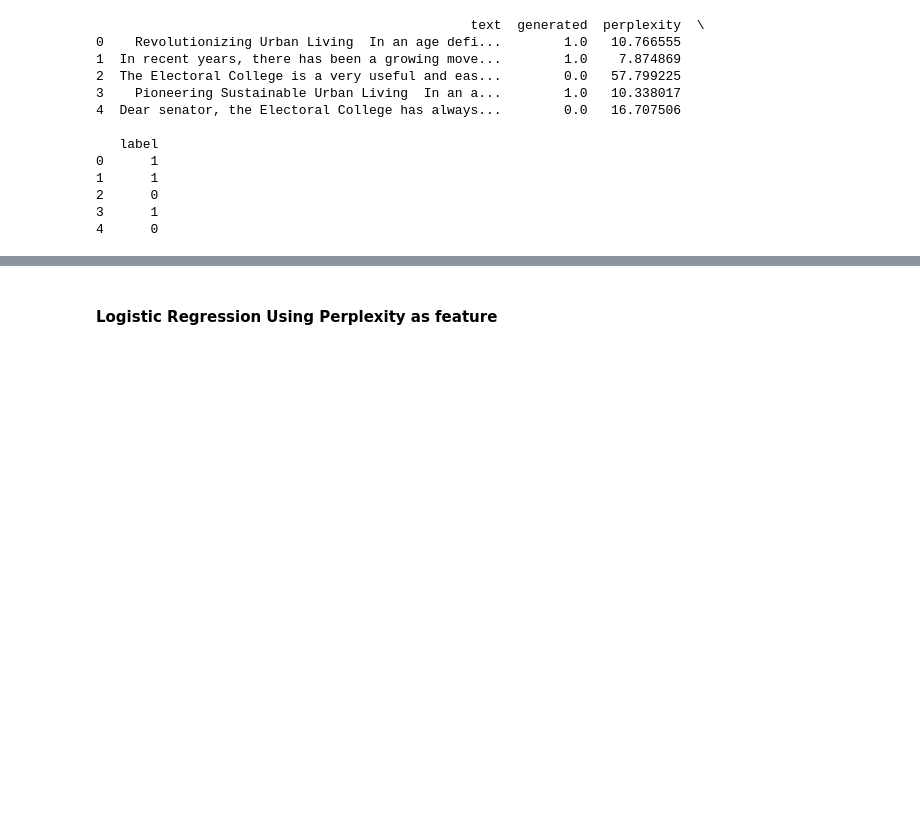
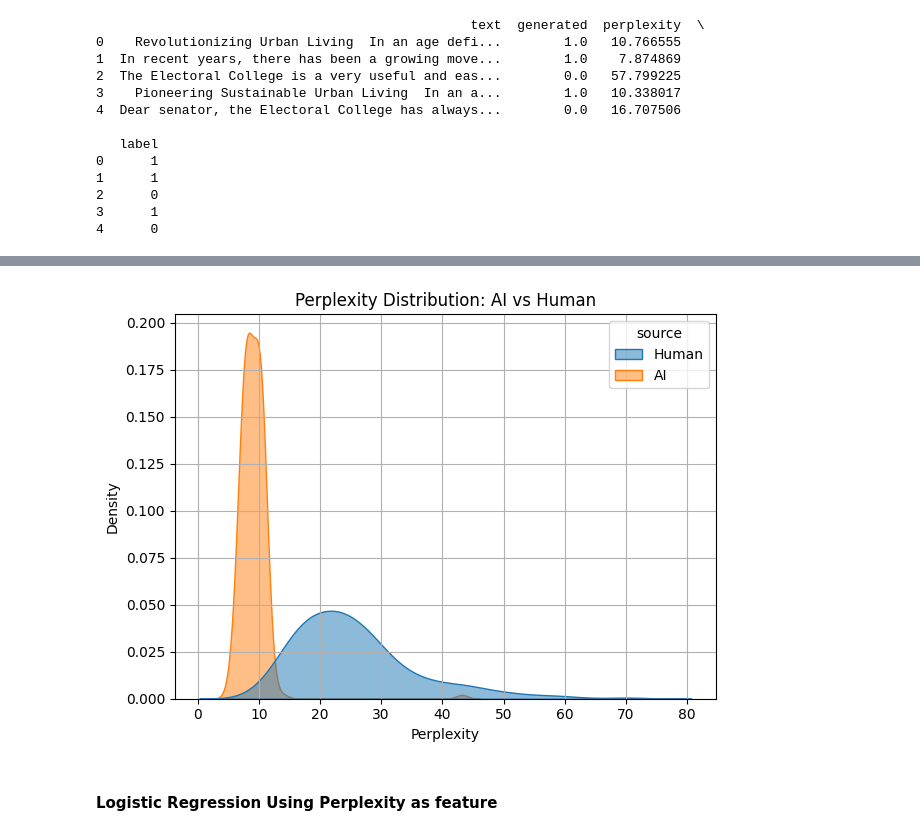
Before and after one commit to pawanbhatta178/FakeReviewDetector, a Jupyter notebook: ReviewAIDetector.ipynb, the cells around one changed output, grey strips where cells are left out. Cells and saved outputs as stored; diff of their text form; code cells hidden in the pictures; blank space fills up the shorter version.

```diff
--- a/ReviewAIDetector.ipynb
+++ b/ReviewAIDetector.ipynb
@@ -225,12 +307,12 @@ plt.show()
 import seaborn as sns
 import pandas as pd
 
-df = pd.DataFrame({
+df_kde = pd.DataFrame({
     'perplexity': perplexities + perplexities_human,
     'source': ['AI'] * len(perplexities) + ['Human'] * len(perplexities_human)
 })
 
-sns.kdeplot(data=df, x='perplexity', hue='source', fill=True, common_norm=False, alpha=0.5)
+sns.kdeplot(data=df_kde, x='perplexity', hue='source', fill=True, common_norm=False, alpha=0.5)
 plt.title("Perplexity Distribution: AI vs Human")
 plt.show()
 # %% [output]
@@ -277,2 +405,19 @@ print(df_combined.head())
+# %%
+import seaborn as sns
+import matplotlib.pyplot as plt
+
+# Map 0.0 and 1.0 to 'Human' and 'AI'
+df_combined2['source'] = df_combined2['generated'].map({1.0: 'AI', 0.0: 'Human'})
+
+# Plot KDE
+sns.kdeplot(data=df_combined2, x='perplexity', hue='source', fill=True, common_norm=False, alpha=0.5)
+plt.title("Perplexity Distribution: AI vs Human")
+plt.xlabel("Perplexity")
+plt.ylabel("Density")
+plt.grid(True)
+plt.tight_layout()
+plt.show()
+# %% [output]
+[figure, added]
 # %% [markdown]
 #### Logistic Regression Using Perplexity as feature
```
Also changed, not shown: parts of 37 cells of this notebook.
